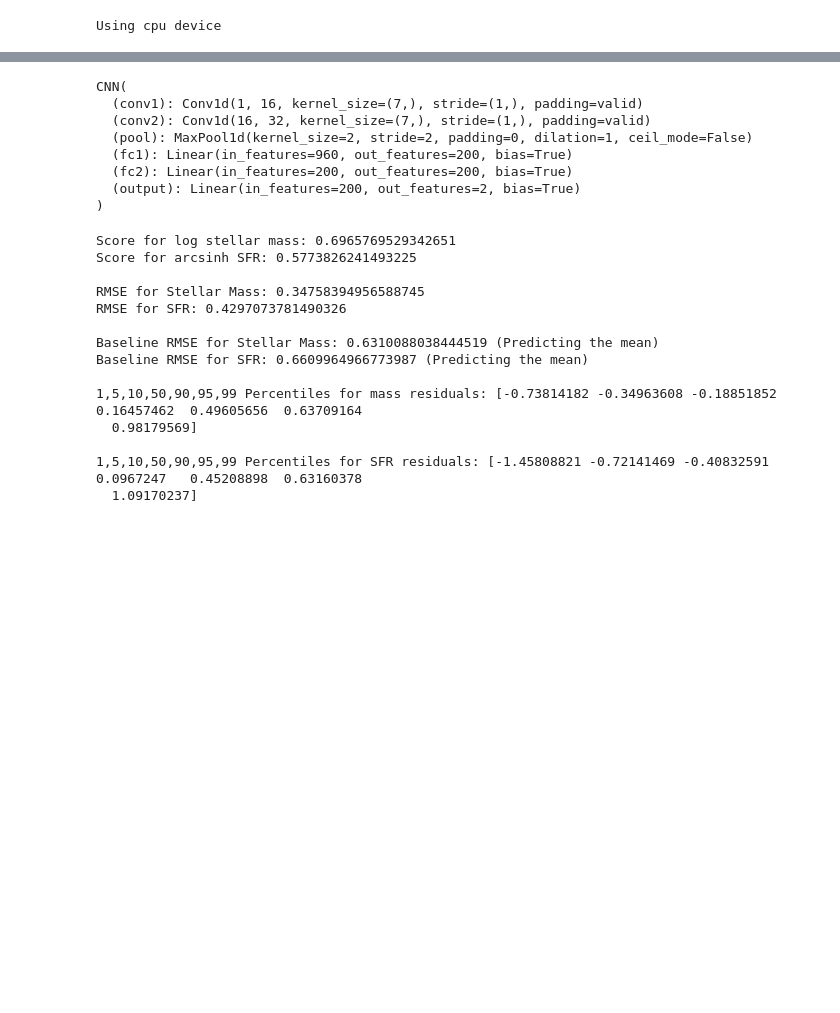
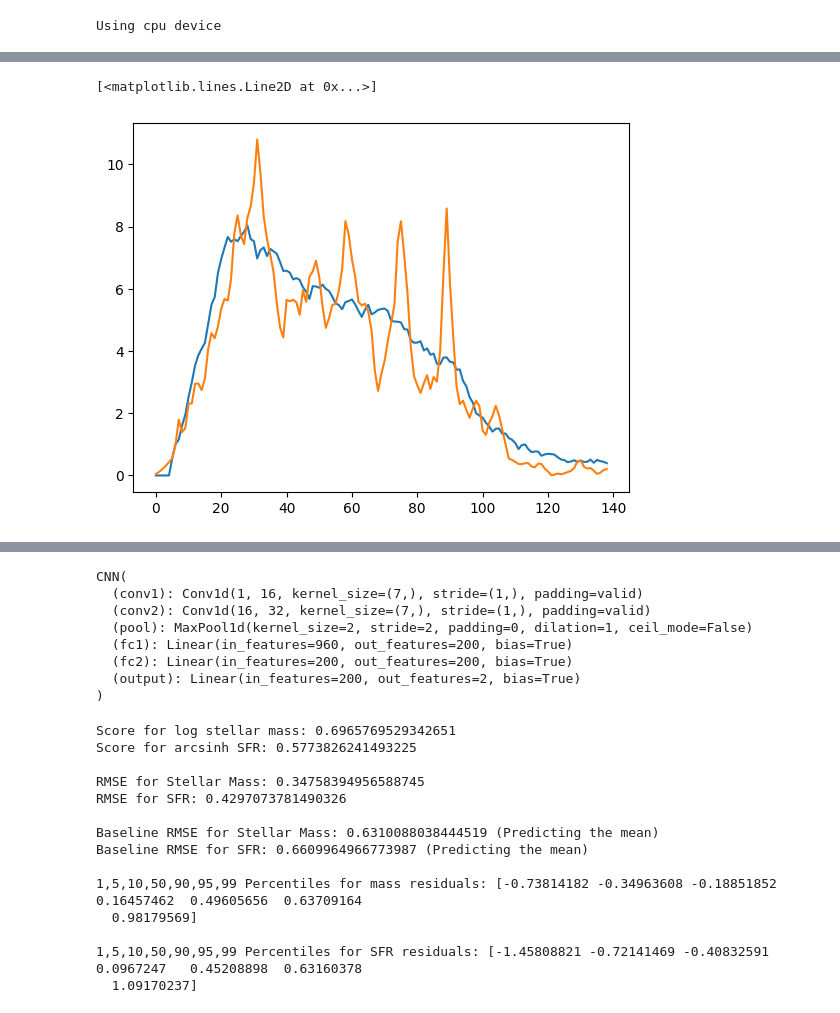
Before and after one commit to harrypenguin/Astrostatistics-Models, a Jupyter notebook: TorchModel.ipynb, the cells around one changed output, grey strips where cells are left out. Drawn from its saved outputs; the diff is of its cells as text; code cells hidden in the pictures; blank space fills up the shorter version.

Commit message:
Working autoencoder

```diff
--- a/TorchModel.ipynb
+++ b/TorchModel.ipynb
@@ -76,31 +81,46 @@ import torch.optim as optim
 from torch.optim.lr_scheduler import StepLR
 
 # Define the neural network
-class CNN(nn.Module):
+class ConvAutoencoder(nn.Module):
     def __init__(self):
-        super(CNN, self).__init__()
-        self.conv1 = nn.Conv1d(in_channels=1, out_channels=16, kernel_size=5, padding="valid")
-        self.conv2 = nn.Conv1d(in_channels=16, out_channels=16, kernel_size=5, padding="valid")
-        self.conv3 = nn.Conv1d(in_channels=16, out_channels=16, kernel_size=5, padding="valid")
-        self.conv4 = nn.Conv1d(in_channels=16, out_channels=16, kernel_size=5, padding="valid")
+        super(ConvAutoencoder, self).__init__()
+        # Encoder
+        self.conv1 = nn.Conv1d(in_channels=1, out_channels=16, kernel_size=4, padding=1)
+        self.conv2 = nn.Conv1d(in_channels=16, out_channels=16, kernel_size=4, padding=1)
+        self.conv3 = nn.Conv1d(in_channels=16, out_channels=16, kernel_size=5, padding=1)
+        self.conv4 = nn.Conv1d(in_channels=16, out_channels=16, kernel_size=5, padding=1)
         self.pool = nn.MaxPool1d(2, 2)
-        self.fc1 = nn.Linear(16 * 4, 64)  # Adjusting fc layers input size
+        self.fc1 = nn.Linear(16 * 7, 64)
         self.fc2 = nn.Linear(64, 32)
-        self.output = nn.Linear(32, 2)
+
+        # Decoder
+        self.fc3 = nn.Linear(32, 64)
+        self.fc4 = nn.Linear(64, 16 * 7)
+        self.deconv1 = nn.ConvTranspose1d(in_channels=16, out_channels=16, kernel_size=4, stride=2)
+        self.deconv2 = nn.ConvTranspose1d(in_channels=16, out_channels=16, kernel_size=4, stride=2)
+        self.deconv3 = nn.ConvTranspose1d(in_channels=16, out_channels=16, kernel_size=3, stride=2)
+        self.deconv4 = nn.ConvTranspose1d(in_channels=16, out_channels=1, kernel_size=3, stride=2)
 
     def forward(self, x):
         x = self.pool(torch.relu(self.conv1(x)))
         x = self.pool(torch.relu(self.conv2(x)))
         x = self.pool(torch.relu(self.conv3(x)))
         x = self.pool(torch.relu(self.conv4(x)))
-        x = x.view(-1, 16 * 4)  # Matching new dimensions after convolutions and pooling
+        x = x.view(-1, 16 * 7)  # Matching new dimensions after convolutions and pooling
         x = torch.relu(self.fc1(x))
         x = torch.relu(self.fc2(x))
-        x = self.output(x)
+
+        x = torch.relu(self.fc3(x))
+        x = torch.relu(self.fc4(x))
+        x = x.view(-1, 16, 7)
+        x = torch.relu(self.deconv1(x))
+        x = torch.relu(self.deconv2(x))
+        x = torch.relu(self.deconv3(x))
+        x = torch.relu(self.deconv4(x))
         return x
 
 # Create the model instance
-regr = CNN().to(device)
+regr = ConvAutoencoder().to(device)
 
 # Define the loss function and optimizer
 criterion = nn.MSELoss()  # Assuming regression task with MSE loss
@@ -183,4 +197,10 @@ Epoch [500/500], Training Loss: 0.1312, Val Loss: 0.1533
 Training complete
+# %%
+plt.plot(regr(X_val_tensor[4].unsqueeze(0).unsqueeze(0))[0][0].detach().numpy())
+plt.plot(X_val_tensor[4].unsqueeze(0).unsqueeze(0)[0][0].detach().numpy())
+# %% [output]
+[<matplotlib.lines.Line2D at 0x...>]
+[figure, added]
 # %%
 plt.plot(losses, label='Training Loss')
 plt.plot(val_losses, label='Validation Loss')
```
Also changed, not shown: parts of 5 cells of this notebook.
